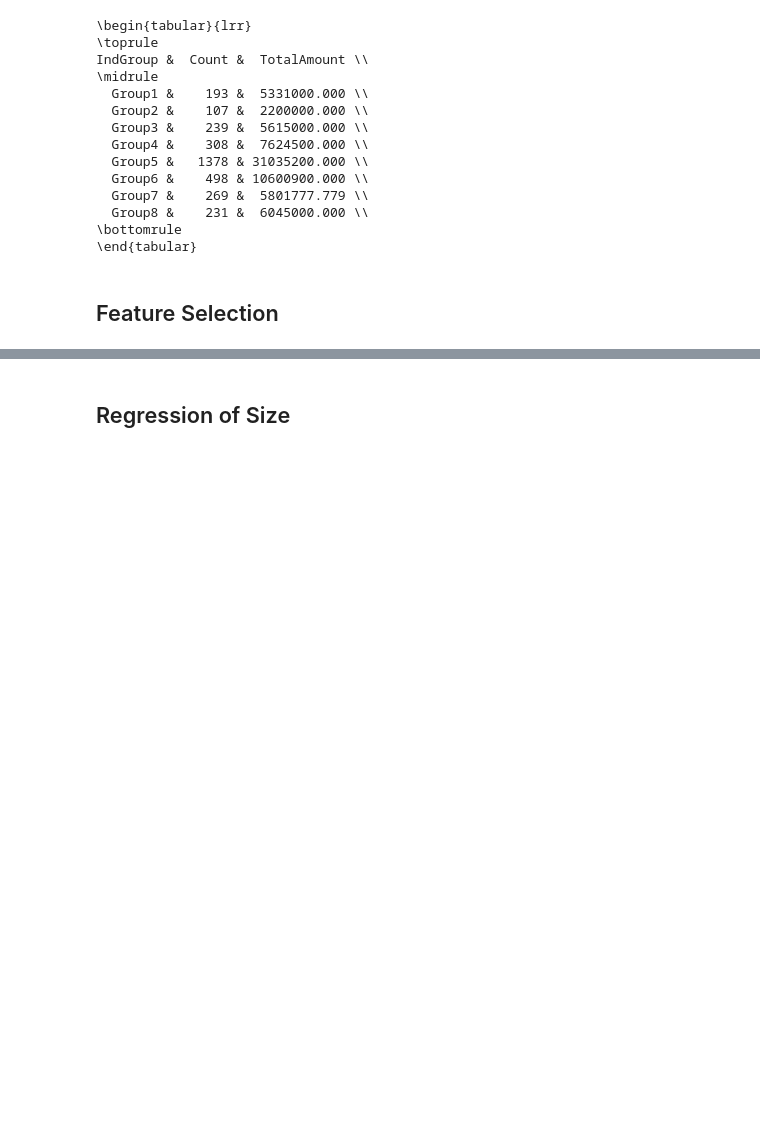
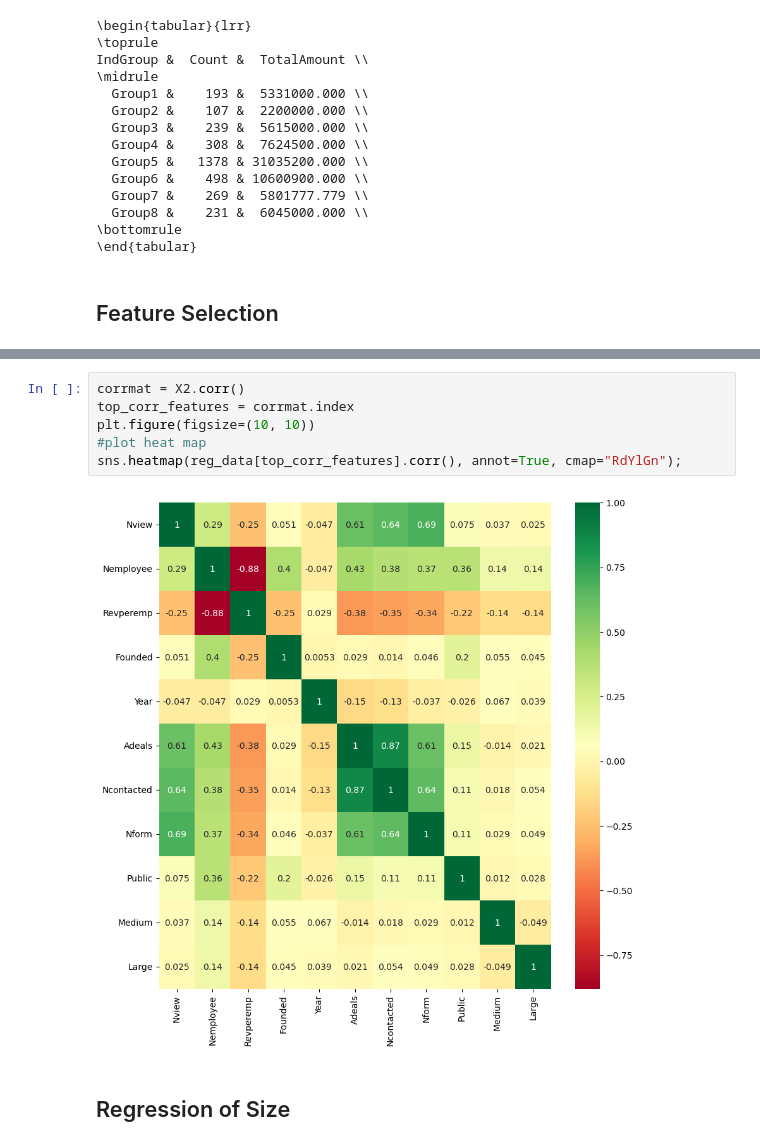
Before and after one commit to wanxii/nonlinear-pricing, a Jupyter notebook: regression.ipynb, the cells around one changed output, grey strips where cells are left out. Saved outputs shown, nothing was run; the diff lists cells and outputs as text; blank space fills up the shorter version.

```diff
--- a/regression.ipynb
+++ b/regression.ipynb
@@ -705,3 +738,11 @@ sns.heatmap(reg_data[top_corr_features].corr(), annot=True, cmap="RdYlGn");
+# %%
+corrmat = X2.corr()
+top_corr_features = corrmat.index
+plt.figure(figsize=(10, 10))
+#plot heat map
+sns.heatmap(reg_data[top_corr_features].corr(), annot=True, cmap="RdYlGn");
+# %% [output]
+[figure, added]
 # %% [markdown]
 ## Regression of Size
 # %%
```
Also changed, not shown: parts of 5 cells of this notebook.
